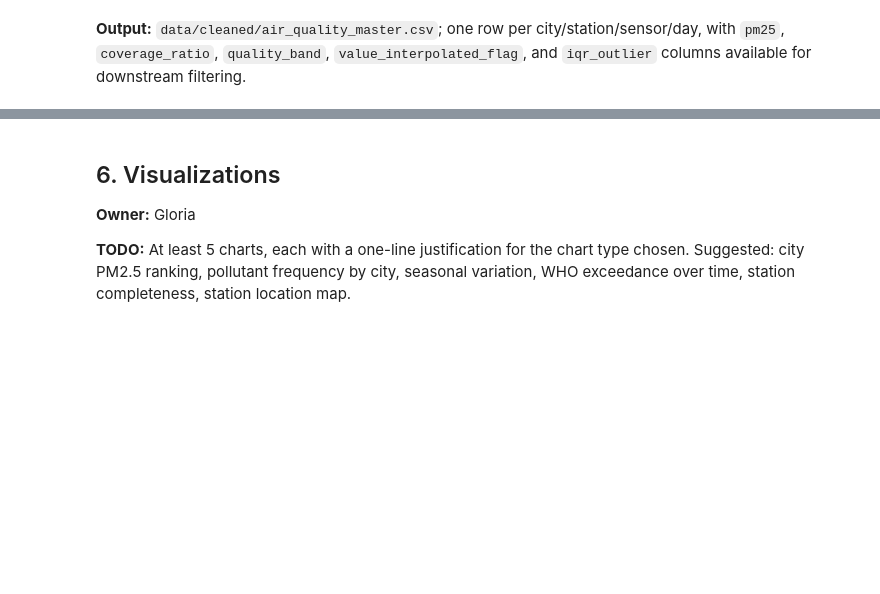
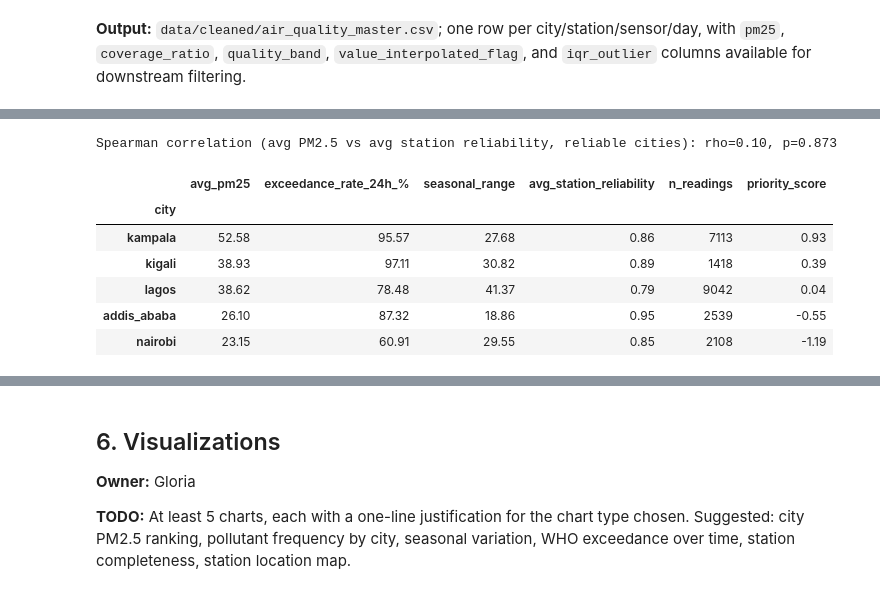
Before and after one commit to Simiyu-Gloria/air-quality-analysis-capstone, a Jupyter notebook: notebooks/analysis.ipynb, the cells around one changed output, grey strips where cells are left out. Drawn from its saved outputs; the diff is of its cells as text; code cells hidden in the pictures; blank space fills up the shorter version.

```diff
--- a/notebooks/analysis.ipynb
+++ b/notebooks/analysis.ipynb
@@ -705,0 +925,14 @@ QA's .duplicated() check detected 0 duplicates; this matches that finding; the s
+# %%
+WHO_24H = 15.0
+WHO_ANNUAL = 5.0
+
+q4 = df.groupby('city').agg(
+    n_readings=('pm25', 'count'),
+    exceed_24h=('pm25', lambda s: (s > WHO_24H).sum())
+)
+q4['exceedance_rate_24h_%'] = (q4['exceed_24h'] / q4['n_readings'] * 100)
+
+annual_means = df.groupby('city')['pm25'].mean()
+q4['annual_mean_pm25'] = annual_means
+q4['exceeds_annual_guideline'] = annual_means > WHO_ANNUAL
+q4.sort_values('exceedance_rate_24h_%', ascending=False)
@@ -705,0 +1019,39 @@ QA's .duplicated() check detected 0 duplicates; this matches that finding; the s
+# %%
+synth = pd.DataFrame({
+    "avg_pm25": q1["mean_pm25"],
+    "seasonal_range": seasonal_range,
+    "exceedance_rate_24h_%": q4["exceedance_rate_24h_%"],
+    "avg_station_reliability": q5.groupby("city")["reliability_score"].mean(),
+    "n_stations": q2["n_stations"],
+    "n_readings": q4["n_readings"],
+})
+
+# Minimum evidence rule for intervention ranking.
+synth["reliable_for_priority"] = synth["n_readings"] >= 30
+
+# Spearman correlation among reliable cities only.
+reliable_subset = synth[synth["reliable_for_priority"]]
+corr, p = stats.spearmanr(reliable_subset["avg_pm25"], reliable_subset["avg_station_reliability"] )
+print(f"Spearman correlation (avg PM2.5 vs avg station reliability, reliable cities): rho={corr:.2f}, p={p:.3f}")
+
+# Priority score: pollution severity and exceedance weighted highest.
+for col in ["avg_pm25", "seasonal_range", "exceedance_rate_24h_%"]:
+    synth[col + "_z"] = (synth[col] - synth[col].mean()) / synth[col].std()
+
+synth["priority_score"] = (
+    synth["avg_pm25_z"] * 0.5 + synth["exceedance_rate_24h_%_z"] * 0.35 + synth["seasonal_range_z"] * 0.15
+)
+
+q6 = synth[synth["reliable_for_priority"]].sort_values("priority_score", ascending=False)
+q6_watchlist = synth[~synth["reliable_for_priority"]].sort_values("n_readings")
+
+q6[["avg_pm25", "exceedance_rate_24h_%", "seasonal_range", "avg_station_reliability", "n_readings", "priority_score"]]
+# %% [output]
+Spearman correlation (avg PM2.5 vs avg station reliability, reliable cities): rho=0.10, p=0.873
+|  | avg_pm25 | exceedance_rate_24h_% | seasonal_range | avg_station_reliability | n_readings | priority_score |
+| city |  |  |  |  |  |  |
+| kampala | 52.58 | 95.57 | 27.68 | 0.86 | 7113 | 0.93 |
+| kigali | 38.93 | 97.11 | 30.82 | 0.89 | 1418 | 0.39 |
+| lagos | 38.62 | 78.48 | 41.37 | 0.79 | 9042 | 0.04 |
+| addis_ababa | 26.10 | 87.32 | 18.86 | 0.95 | 2539 | -0.55 |
+| nairobi | 23.15 | 60.91 | 29.55 | 0.85 | 2108 | -1.19 |
```
Also changed, not shown: parts of 24 cells of this notebook.
